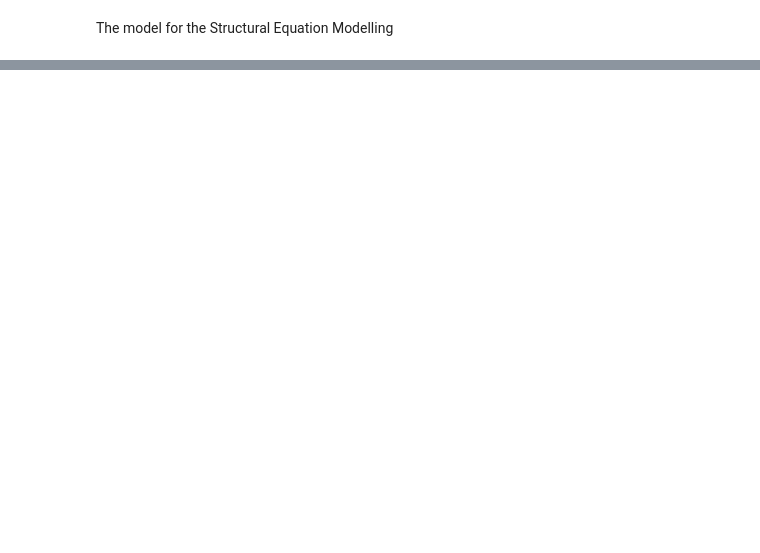
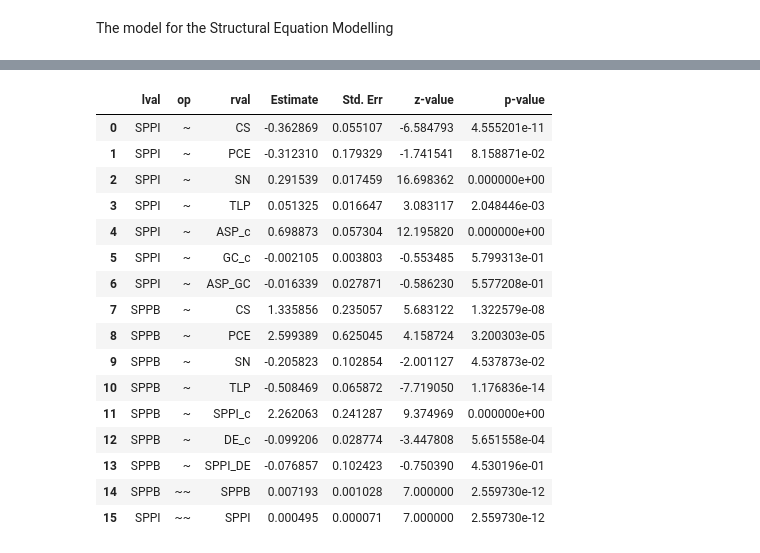
Before and after one commit to hurdi7/Sustainable_product_purchasing_behaviour, a Jupyter notebook: ML Framework 2.ipynb, the cells around one changed output, grey strips where cells are left out. Cells and saved outputs as stored; diff of their text form; code cells hidden in the pictures; blank space fills up the shorter version.

```diff
--- a/ML Framework 2.ipynb
+++ b/ML Framework 2.ipynb
@@ -94,0 +94,20 @@ LinAlgError: Singular matrix
+# %%
+df['ASP_c'] = df['ASP'] - df['ASP'].mean()
+df['SPPI_c'] = df['SPPI'] - df['SPPI'].mean()
+df['DE_c'] = df['DE'] - df['DE'].mean()
+df['GC_c'] = df['GC'] - df['GC'].mean()
+# %%
+df['ASP_GC'] = df['ASP_c'] * df['GC_c']
+df['SPPI_DE'] = df['SPPI_c'] * df['DE_c']
+# %%
+#Model with moderation
+
+moderation_model = """
+    SPPI ~ CS + PCE + SN + TLP + ASP_c + GC_c + ASP_GC
+    SPPB ~ CS + PCE + SN + TLP + SPPI_c + DE_c + SPPI_DE
+
+"""
+mod_model = Model(moderation_model)
+mod_model.fit(df)
+mod_model.inspect()
+# %% [output]
@@ -94,0 +115,17 @@ LinAlgError: Singular matrix
+|  | lval | op | rval | Estimate | Std. Err | z-value | p-value |
+| 0 | SPPI | ~ | CS | -0.362869 | 0.055107 | -6.584793 | 4.555201e-11 |
+| 1 | SPPI | ~ | PCE | -0.312310 | 0.179329 | -1.741541 | 8.158871e-02 |
+| 2 | SPPI | ~ | SN | 0.291539 | 0.017459 | 16.698362 | 0.000000e+00 |
+| 3 | SPPI | ~ | TLP | 0.051325 | 0.016647 | 3.083117 | 2.048446e-03 |
+| 4 | SPPI | ~ | ASP_c | 0.698873 | 0.057304 | 12.195820 | 0.000000e+00 |
+| 5 | SPPI | ~ | GC_c | -0.002105 | 0.003803 | -0.553485 | 5.799313e-01 |
+| 6 | SPPI | ~ | ASP_GC | -0.016339 | 0.027871 | -0.586230 | 5.577208e-01 |
+| 7 | SPPB | ~ | CS | 1.335856 | 0.235057 | 5.683122 | 1.322579e-08 |
+| 8 | SPPB | ~ | PCE | 2.599389 | 0.625045 | 4.158724 | 3.200303e-05 |
+| 9 | SPPB | ~ | SN | -0.205823 | 0.102854 | -2.001127 | 4.537873e-02 |
+| 10 | SPPB | ~ | TLP | -0.508469 | 0.065872 | -7.719050 | 1.176836e-14 |
+| 11 | SPPB | ~ | SPPI_c | 2.262063 | 0.241287 | 9.374969 | 0.000000e+00 |
+| 12 | SPPB | ~ | DE_c | -0.099206 | 0.028774 | -3.447808 | 5.651558e-04 |
+| 13 | SPPB | ~ | SPPI_DE | -0.076857 | 0.102423 | -0.750390 | 4.530196e-01 |
+| 14 | SPPB | ~~ | SPPB | 0.007193 | 0.001028 | 7.000000 | 2.559730e-12 |
+| 15 | SPPI | ~~ | SPPI | 0.000495 | 0.000071 | 7.000000 | 2.559730e-12 |
```
Also changed, not shown: parts of 4 cells of this notebook.
